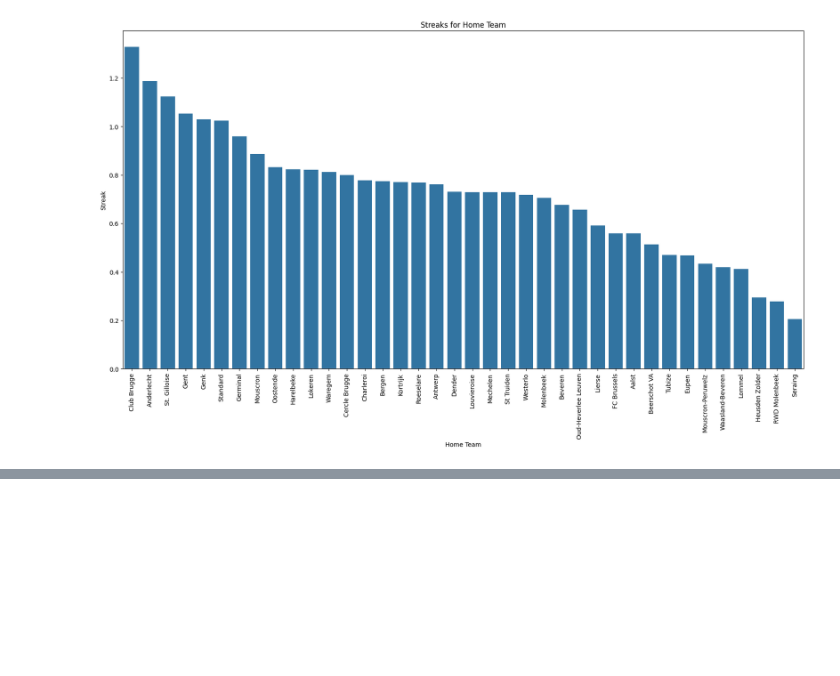
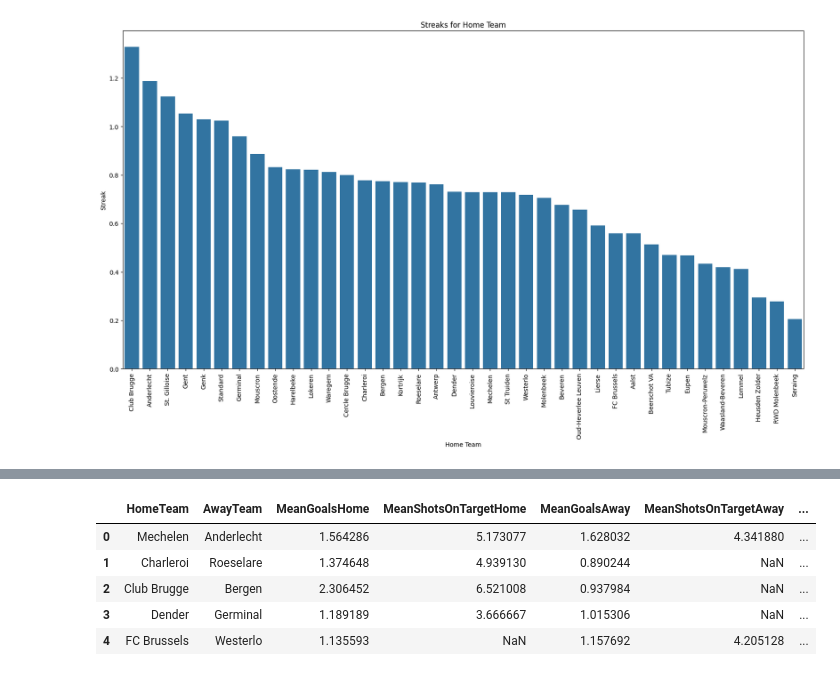
Before and after one commit to mstfgul/BetPredictionProject, a Jupyter notebook: visualizations/data_analysis_model_training_3.ipynb, the cells around one changed output, grey strips where cells are left out. Saved outputs shown, nothing was run; the diff lists cells and outputs as text; code cells hidden in the pictures; blank space fills up the shorter version.

Commit message:
"creating new df for model"

```diff
--- a/visualizations/data_analysis_model_training_3.ipynb
+++ b/visualizations/data_analysis_model_training_3.ipynb
@@ -179,0 +250,95 @@ plt.show()
+# %%
+import pandas as pd
+
+
+# 1. Full-Time Result for Away and Home Teams
+away_team_ftr_mode = df['FTR'].groupby(df['AwayTeam']).value_counts().groupby(level=0).idxmax().to_dict()
+home_team_ftr_mode = df['FTR'].groupby(df['HomeTeam']).value_counts().groupby(level=0).idxmax().to_dict()
+
+# Add columns for the full-time result mode
+df['AwayTeam_FTR_Mode'] = df['AwayTeam'].map(away_team_ftr_mode)
+df['HomeTeam_FTR_Mode'] = df['HomeTeam'].map(home_team_ftr_mode)
+
+# 2. Mean of Goals Scored and Shots on Target
+mean_goals_away = df['FTAG'].groupby(df['AwayTeam']).mean().to_dict()
+mean_goals_home = df['FTHG'].groupby(df['HomeTeam']).mean().to_dict()
+mean_shots_on_target_away = df['AST'].groupby(df['AwayTeam']).mean().to_dict()
+mean_shots_on_target_home = df['HST'].groupby(df['HomeTeam']).mean().to_dict()
+
+# 3. Streak Calculation Functions
+def win_streaks(df, team, is_home=True):
+    if is_home:
+        results = df['FTR'][df['HomeTeam'] == team]
+    else:
+        results = df['FTR'][df['AwayTeam'] == team]
+    streaks = []
+    streak = 0
+    for result in results:
+        if (is_home and result == 'H') or (not is_home and result == 'A'):
+            streak += 1
+        else:
+            if streak > 0:
+                streaks.append(streak)
+            streak = 0
+    if streak > 0:
+        streaks.append(streak)
+    return max(streaks) if streaks else 0
+
+def loss_streaks(df, team, is_home=True):
+    if is_home:
+        results = df['FTR'][df['HomeTeam'] == team]
+    else:
+        results = df['FTR'][df['AwayTeam'] == team]
+    streaks = []
+    streak = 0
+    for result in results:
+        if (is_home and result == 'A') or (not is_home and result == 'H'):
+            streak += 1
+        else:
+            if streak > 0:
+                streaks.append(streak)
+            streak = 0
+    if streak > 0:
+        streaks.append(streak)
+    return max(streaks) if streaks else 0
+
+# Calculate win and loss streaks for each team
+df['HomeTeamWinStreak'] = df['HomeTeam'].apply(lambda x: win_streaks(df, x, is_home=True))
+df['AwayTeamWinStreak'] = df['AwayTeam'].apply(lambda x: win_streaks(df, x, is_home=False))
+df['HomeTeamLossStreak'] = df['HomeTeam'].apply(lambda x: loss_streaks(df, x, is_home=True))
+df['AwayTeamLossStreak'] = df['AwayTeam'].apply(lambda x: loss_streaks(df, x, is_home=False))
+
+# 4. Create New DataFrame for Model Selection
+model_df = pd.DataFrame()
+
+# Add features for away teams
+model_df['AwayTeam'] = df['AwayTeam']
+model_df['MeanGoalsAway'] = df['AwayTeam'].map(mean_goals_away)
+model_df['MeanShotsOnTargetAway'] = df['AwayTeam'].map(mean_shots_on_target_away)
+model_df['AwayTeam_FTR_Mode'] = df['AwayTeam_FTR_Mode']
+
+# Add features for home teams
+model_df['HomeTeam'] = df['HomeTeam']
+model_df['MeanGoalsHome'] = df['HomeTeam'].map(mean_goals_home)
+model_df['MeanShotsOnTargetHome'] = df['HomeTeam'].map(mean_shots_on_target_home)
+model_df['HomeTeam_FTR_Mode'] = df['HomeTeam_FTR_Mode']
+
+# Add win and loss streaks
+model_df['HomeTeamWinStreak'] = df['HomeTeam'].map(lambda x: win_streaks(df, x, is_home=True))
+model_df['AwayTeamWinStreak'] = df['AwayTeam'].map(lambda x: win_streaks(df, x, is_home=False))
+model_df['HomeTeamLossStreak'] = df['HomeTeam'].map(lambda x: loss_streaks(df, x, is_home=True))
+model_df['AwayTeamLossStreak'] = df['AwayTeam'].map(lambda x: loss_streaks(df, x, is_home=False))
+
+# Ensure columns are aligned with the original DataFrame
+model_df = model_df[['HomeTeam', 'AwayTeam', 'MeanGoalsHome', 'MeanShotsOnTargetHome',
+                     'MeanGoalsAway', 'MeanShotsOnTargetAway', 'HomeTeam_FTR_Mode',
+                     'AwayTeam_FTR_Mode', 'HomeTeamWinStreak', 'AwayTeamWinStreak',
+                     'HomeTeamLossStreak', 'AwayTeamLossStreak']]
+model_df.head()
+# %% [output]
+|  | HomeTeam | AwayTeam | MeanGoalsHome | MeanShotsOnTargetHome | MeanGoalsAway | MeanShotsOnTargetAway | ... |
+| 0 | Mechelen | Anderlecht | 1.564286 | 5.173077 | 1.628032 | 4.341880 | ... |
+| 1 | Charleroi | Roeselare | 1.374648 | 4.939130 | 0.890244 | NaN | ... |
+| 2 | Club Brugge | Bergen | 2.306452 | 6.521008 | 0.937984 | NaN | ... |
+| 3 | Dender | Germinal | 1.189189 | 3.666667 | 1.015306 | NaN | ... |
+| 4 | FC Brussels | Westerlo | 1.135593 | NaN | 1.157692 | 4.205128 | ... |
```
Also changed, not shown: parts of 4 cells of this notebook.
